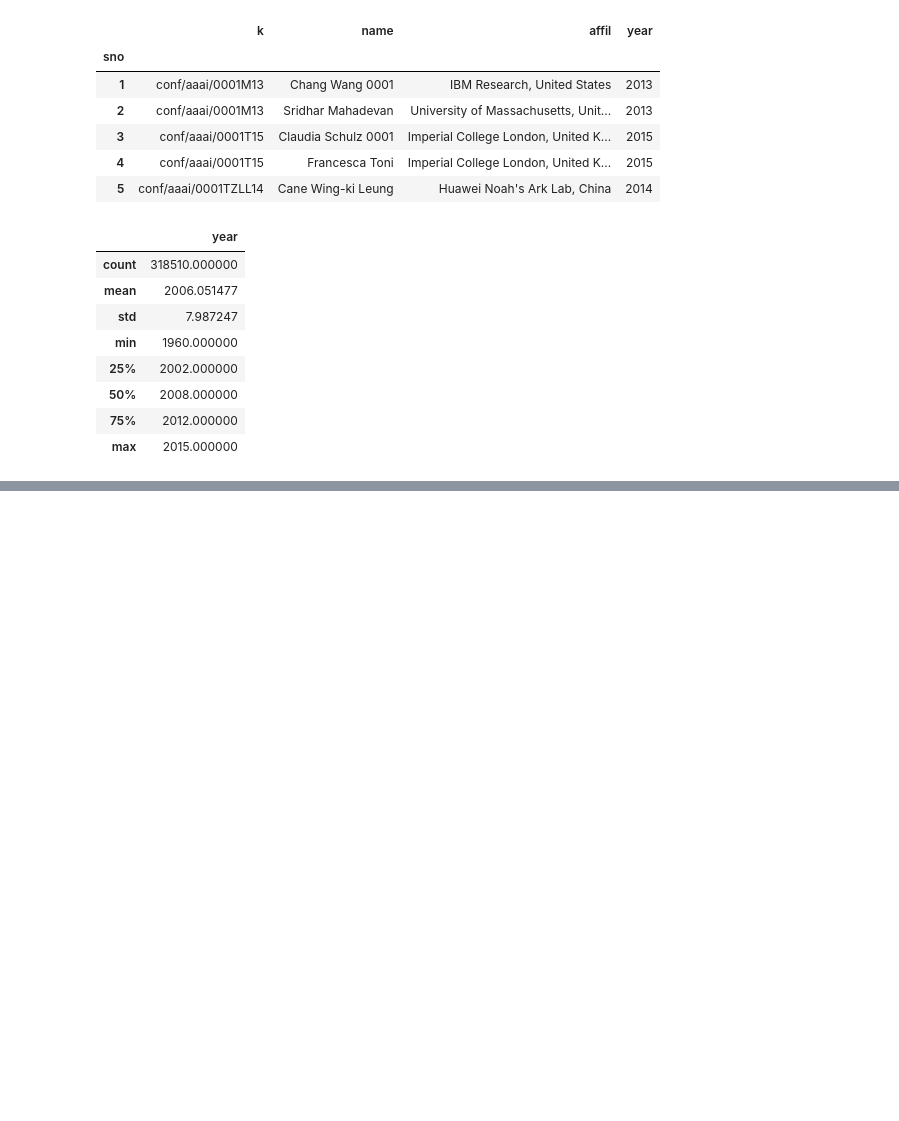
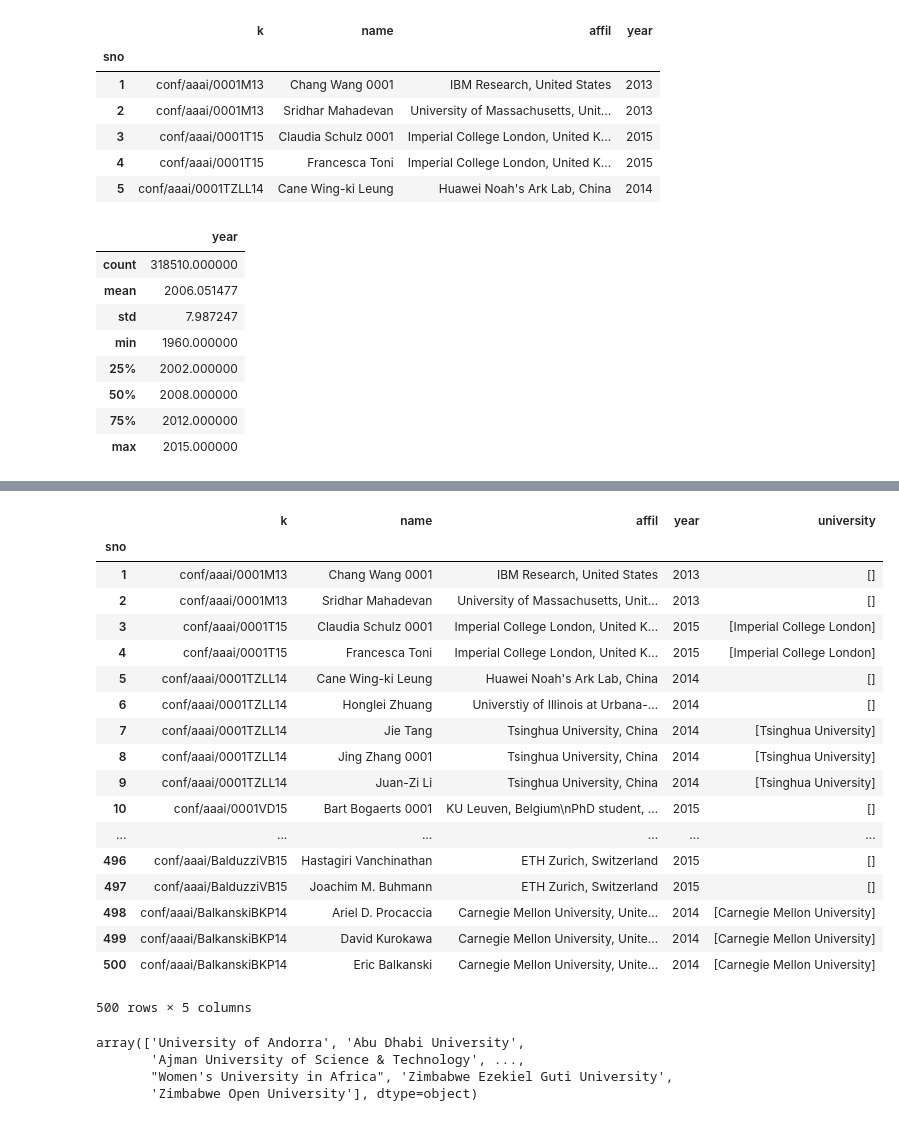
Before and after one commit to joostverkaik/influence-tech-companies, a Jupyter notebook: DBLP_Analysis.ipynb, the cells around one changed output, grey strips where cells are left out. Drawn from its saved outputs; the diff is of its cells as text; code cells hidden in the pictures; blank space fills up the shorter version.

```diff
--- a/DBLP_Analysis.ipynb
+++ b/DBLP_Analysis.ipynb
@@ -58,0 +60,3 @@ df.to_pickle('dblp.p')
+# %%
+# Init dataframe containing all universities
+univs = pd.read_csv('world-universities.csv', names=['country_code', 'university', 'url'])
@@ -58,0 +85,34 @@ df.to_pickle('dblp.p')
+# %%
+univs['normalized'] = univs['university'].apply(lambda x: unicodedata.normalize('NFKD', x).encode('ascii', 'ignore').decode("utf-8").replace("-", " "))
+# %%
+def search_university(values):
+    if '\n' in values:
+        values = values.split('\n')
+    else:
+        values = [values]
+
+    res = []
+    for val in values:
+        # Search for comma
+        if ", " not in val:
+            # No comma probably means one university without department or multiple universities
+            if " and " in val:
+                # Probably multiple univs
+                parts = val.split(" and ")
+                for part in parts:
+                    if part in univs.university.values or part in univs.normalized.values:
+                        res.append(part)
+                # Return all right univs in a list so we can probably split it later
+            else:
+                # Probably just one univ
+                if val in univs.university.values or val in univs.normalized.values:
+                    res.append(val)
+        else:
+            # There is a comma so we probably deal with departments, univ and city or something
+            parts = val.split(", ")
+            for part in parts:
+                if part in univs.university.values or part in univs.normalized.values:
+                    # Return only the right uni
+                    res.append(part)
+
+    return res
@@ -58,0 +142,31 @@ df.to_pickle('dblp.p')
+# %%
+df['university'] = df['affil'].apply(search_university)
+# %%
+df[:500]
+# %% [output]
+|  | k | name | affil | year | university |
+| sno |  |  |  |  |  |
+| 1 | conf/aaai/0001M13 | Chang Wang 0001 | IBM Research, United States | 2013 | [] |
+| 2 | conf/aaai/0001M13 | Sridhar Mahadevan | University of Massachusetts, Unit... | 2013 | [] |
+| 3 | conf/aaai/0001T15 | Claudia Schulz 0001 | Imperial College London, United K... | 2015 | [Imperial College London] |
+| 4 | conf/aaai/0001T15 | Francesca Toni | Imperial College London, United K... | 2015 | [Imperial College London] |
+| 5 | conf/aaai/0001TZLL14 | Cane Wing-ki Leung | Huawei Noah's Ark Lab, China | 2014 | [] |
+| 6 | conf/aaai/0001TZLL14 | Honglei Zhuang | Universtiy of Illinois at Urbana-... | 2014 | [] |
+| 7 | conf/aaai/0001TZLL14 | Jie Tang | Tsinghua University, China | 2014 | [Tsinghua University] |
+| 8 | conf/aaai/0001TZLL14 | Jing Zhang 0001 | Tsinghua University, China | 2014 | [Tsinghua University] |
+| 9 | conf/aaai/0001TZLL14 | Juan-Zi Li | Tsinghua University, China | 2014 | [Tsinghua University] |
+| 10 | conf/aaai/0001VD15 | Bart Bogaerts 0001 | KU Leuven, Belgium\nPhD student, ... | 2015 | [] |
+| ... | ... | ... | ... | ... | ... |
+| 496 | conf/aaai/BalduzziVB15 | Hastagiri Vanchinathan | ETH Zurich, Switzerland | 2015 | [] |
+| 497 | conf/aaai/BalduzziVB15 | Joachim M. Buhmann | ETH Zurich, Switzerland | 2015 | [] |
+| 498 | conf/aaai/BalkanskiBKP14 | Ariel D. Procaccia | Carnegie Mellon University, Unite... | 2014 | [Carnegie Mellon University] |
+| 499 | conf/aaai/BalkanskiBKP14 | David Kurokawa | Carnegie Mellon University, Unite... | 2014 | [Carnegie Mellon University] |
+| 500 | conf/aaai/BalkanskiBKP14 | Eric Balkanski | Carnegie Mellon University, Unite... | 2014 | [Carnegie Mellon University] |
+500 rows × 5 columns
+# %%
+univs.university.values
+# %% [output]
+array(['University of Andorra', 'Abu Dhabi University',
+       'Ajman University of Science & Technology', ...,
+       "Women's University in Africa", 'Zimbabwe Ezekiel Guti University',
+       'Zimbabwe Open University'], dtype=object)
```
Also changed, not shown: parts of 10 cells of this notebook, 15 other files.
